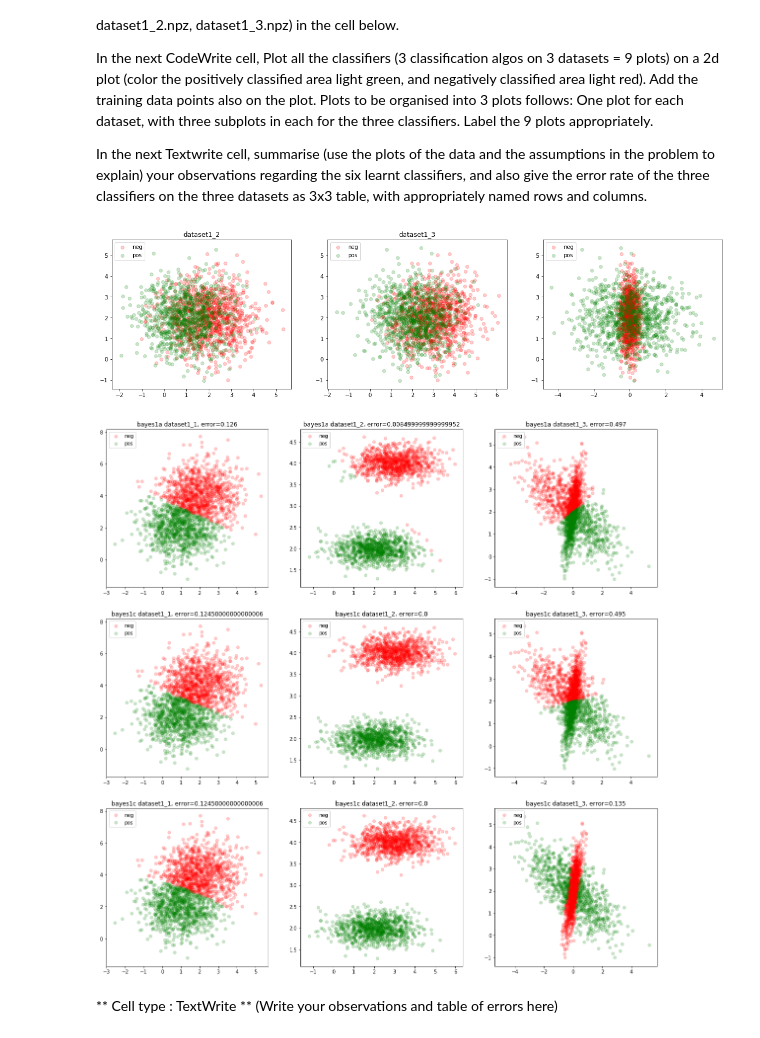
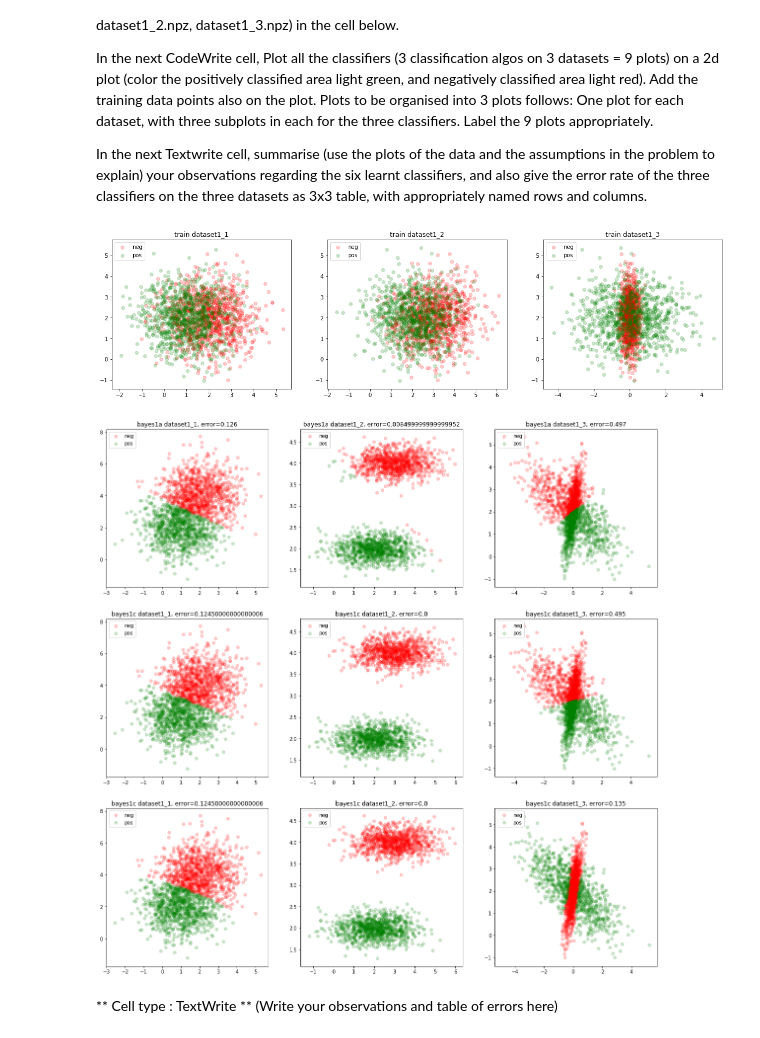
Before and after one commit to rahulbiswas876/Pattern-Recog-And-Machine-Learning, a Jupyter notebook: ProgAssmt1A_student.ipynb, the cells around one changed output. Cells and saved outputs as stored; diff of their text form; code cells hidden in the pictures.

```diff
--- a/ProgAssmt1A_student.ipynb
+++ b/ProgAssmt1A_student.ipynb
@@ -214,8 +214,9 @@ for i in range(datasets_1a.shape[0]):
     X_train = np.load(file='Archive/'+ datasets_1a[i] +'/arr_0.npy')
     Y_train = np.load(file='Archive/'+ datasets_1a[i] +'/arr_1.npy')
 
-    plt.title(datasets_1a[i])
+
     ax1 = plt.subplot(plots_pos[i])
+    plt.title('train ' + datasets_1a[i])
     ax1.scatter(X_train[Y_train == -1][:,0], X_test[Y_train == -1][:,1],
                     alpha=0.2, color='r', marker='o', label='neg')
     ax1.scatter(X_train[Y_train == 1][:,0], X_test[Y_train == 1][:,1],
@@ -274,34 +275,34 @@ for i in range(datasets_1a.shape[0]):
 
 # plt.show()
 
 # *********************plots for bayes1c******************
 
 plots_pos = np.array([337,338,339])
 
 for i in range(datasets_1a.shape[0]):
     X_train = np.load(file='Archive/'+ datasets_1a[i] +'/arr_0.npy')
     Y_train = np.load(file='Archive/'+ datasets_1a[i] +'/arr_1.npy')
 
     X_test = np.load(file='Archive/'+ datasets_1a[i] +'/arr_2.npy')
     Y_test = np.load(file='Archive/'+ datasets_1a[i] +'/arr_3.npy')
 
     Y_pred_test_1a = Bayes1c(X_train, Y_train, X_test)
     #print('bayes1a test accuracy:', np.count_nonzero(Y_test == Y_pred_test_1a)/X_test.shape[0])
 
     error_rate = 1-0 - np.count_nonzero(Y_test == Y_pred_test_1a)/X_test.shape[0]
 
     ax1 = plt.subplot(plots_pos[i])
     plt.title('bayes1c ' + datasets_1a[i] +', error=' + str(error_rate))
 
     ax1.scatter(X_test[Y_pred_test_1a == -1][:,0], X_test[Y_pred_test_1a == -1][:,1],
                     alpha=0.2, color='r', marker='o', label='neg')
     ax1.scatter(X_test[Y_pred_test_1a == 1][:,0], X_test[Y_pred_test_1a == 1][:,1],
                     alpha=0.2, color='g', marker='o', label='pos')
     ax1.legend(loc='upper left')
 
 plt.show()
 # %% [output]
-[figure, old version]
+[figure, new version]
 [figure]
 # %% [markdown]
 ** Cell type : TextWrite **
```
Also changed, not shown: parts of 5 cells of this notebook, 1 other file.
